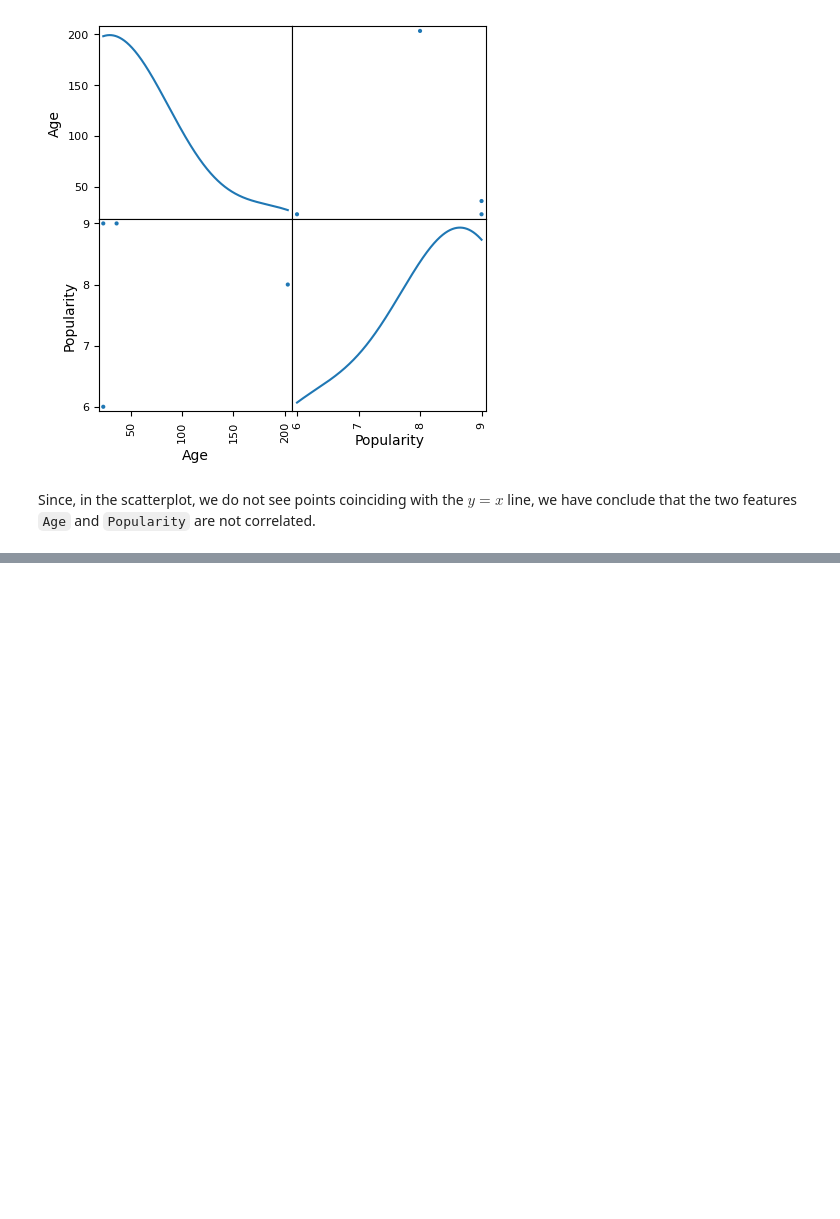
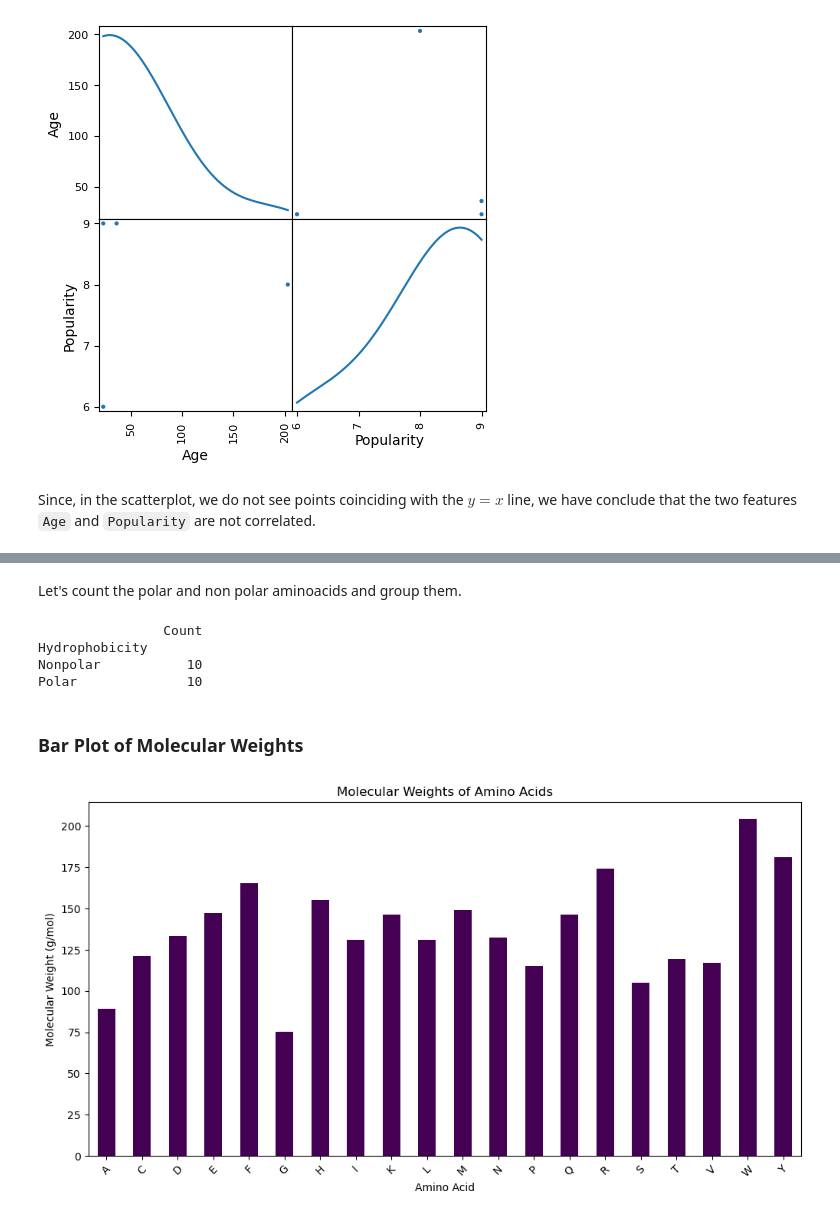
Before and after one commit to raghurama123/PyLifeS, a Jupyter notebook: 2025/notebooks/pylifes25_02.ipynb, the cells around one changed output, grey strips where cells are left out. Cells and saved outputs as stored; diff of their text form; code cells hidden in the pictures; blank space fills up the shorter version.

```diff
--- a/2025/notebooks/pylifes25_02.ipynb
+++ b/2025/notebooks/pylifes25_02.ipynb
@@ -284,0 +623,3 @@ Since, in the scatterplot, we do not see points coinciding with the $y=x$ line,
+# %%
+df = pd.read_csv('amino_acids.csv')
+print(df.head())  # Show the first few rows
@@ -284,0 +670,11 @@ Since, in the scatterplot, we do not see points coinciding with the $y=x$ line,
+# %%
+# Hydrophobicity classification (simplified)
+hydrophobicity = {
+    'A': 'Nonpolar', 'C': 'Nonpolar', 'D': 'Polar', 'E': 'Polar', 'F': 'Nonpolar',
+    'G': 'Nonpolar', 'H': 'Polar', 'I': 'Nonpolar', 'K': 'Polar', 'L': 'Nonpolar',
+    'M': 'Nonpolar', 'N': 'Polar', 'P': 'Nonpolar', 'Q': 'Polar', 'R': 'Polar',
+    'S': 'Polar', 'T': 'Polar', 'V': 'Nonpolar', 'W': 'Nonpolar', 'Y': 'Polar'
+}
+
+df['Hydrophobicity'] = df['Amino Acid'].map(hydrophobicity)
+print(df)
@@ -284,0 +699,27 @@ Since, in the scatterplot, we do not see points coinciding with the $y=x$ line,
+# %% [markdown]
+Let's count the polar and non polar aminoacids and group them.
+# %%
+# Count amino acids by hydrophobicity
+df_grouped = df.groupby('Hydrophobicity').count()[['Amino Acid']]
+df_grouped.rename(columns={'Amino Acid': 'Count'}, inplace=True)
+print(df_grouped)
+# %% [output]
+                Count
+Hydrophobicity
+Nonpolar           10
+Polar              10
+# %% [markdown]
+### Bar Plot of Molecular Weights
+# %%
+import matplotlib.pyplot as plt
+df.plot(kind='bar', x='Amino Acid', y='Molecular Weight', figsize=(12, 6), colormap='viridis', legend=False)
+plt.xlabel('Amino Acid')
+plt.ylabel('Molecular Weight (g/mol)')
+plt.title('Molecular Weights of Amino Acids')
+plt.xticks(rotation=45)
+
+plt.savefig('molecular_weights.png', dpi=300, bbox_inches='tight')  # Save as PNG with high resolution
+
+plt.show()
+# %% [output]
+[figure, added]
```
Also changed, not shown: parts of 71 cells of this notebook.
